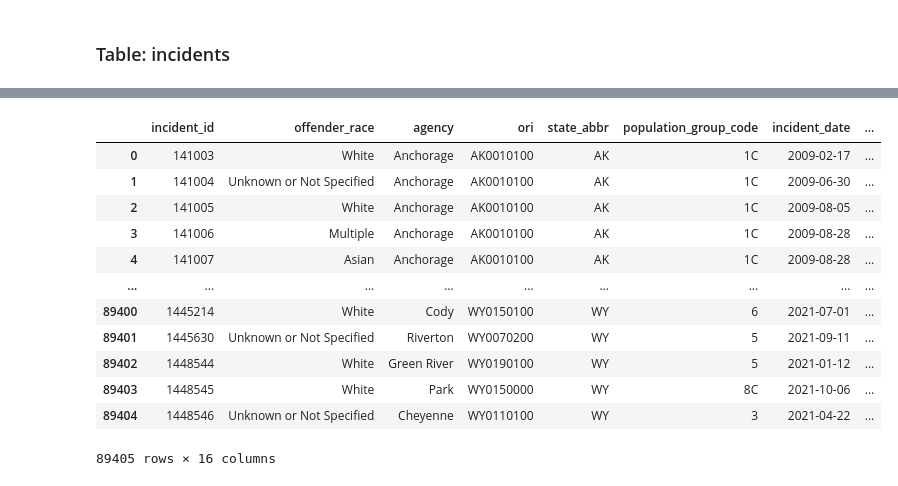
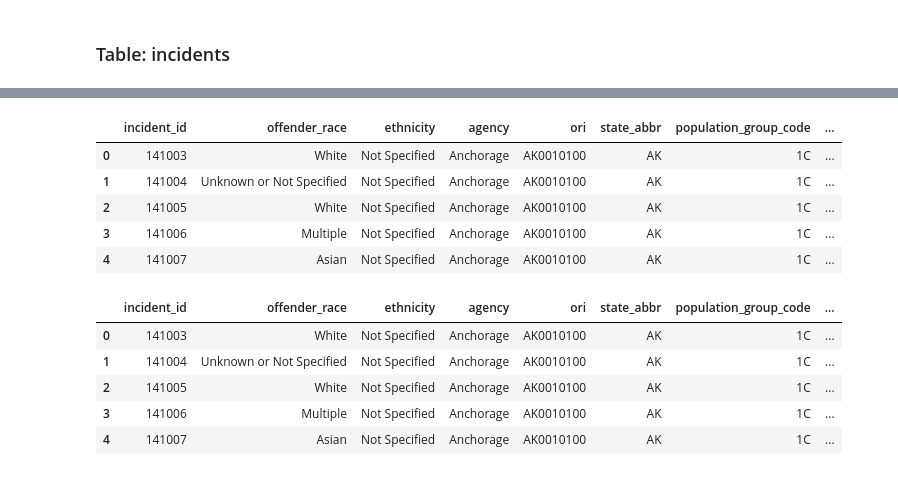
Before and after one commit to evacs/Project-3, a Jupyter notebook: etl/fbi_hate_crimes_data_matt.ipynb, the cells around one changed output, grey strips where cells are left out. Drawn from its saved outputs; the diff is of its cells as text; code cells hidden in the pictures.

Commit message:
incidents csv

```diff
--- a/etl/fbi_hate_crimes_data_matt.ipynb
+++ b/etl/fbi_hate_crimes_data_matt.ipynb
@@ -373,13 +373,13 @@ Dataframe exported to csv
 # create DataFrame and drop unneeded columns
 incident_df = pd.DataFrame(crime_data_df)
 incident_df['incident_id'] = incident_df.index
-incident_df = incident_df[['incident_id', 'offender_race', 'pug_agency_name', 'ori', 'state_abbr', 'population_group_code', 'incident_date',
+incident_df = incident_df[['incident_id', 'offender_race', 'offender_ethnicity', 'pug_agency_name', 'ori', 'state_abbr', 'population_group_code', 'incident_date',
                            'adult_victim_count', 'juvenile_victim_count','total_offender_count', 'adult_offender_count',
                            'juvenile_offender_count', 'victim_count', 'total_individual_victims']]
 
 #in offender_race column change 'Unknown' and 'Not Specified' values to 'Unknown or Not Specified'
 replace_values = {'Unknown': 'Unknown or Not Specified', 'Not Specified': 'Unknown or Not Specified'}
 incident_df['offender_race'] = incident_df['offender_race'].replace(replace_values)
-incident_df = incident_df.rename(columns={'pug_agency_name': 'agency'})
-incident_df.head(10)
+incident_df = incident_df.rename(columns={'pug_agency_name': 'agency', 'offender_ethnicity': 'ethnicity'})
+incident_df.head()
 # %% [output]
@@ -413,4 +393,9 @@ race_df
 # %%
-merged_incident_df = incident_df.merge(race_df, on='offender_race', how = 'left')
-merged_incident_df
+# Read in race csv and rename columns
+race_df = pd.read_csv('data/race.csv')
+race_df = race_df.rename(columns={'race_id': 'offender_race_id',
+                                  'race': 'offender_race'})
+# Merge race_df to get race_id
+merged_race_df = incident_df.merge(race_df, on='offender_race', how = 'left')
+merged_race_df
 # %% [output]
@@ -447,17 +415,29 @@ agencies_df
 # %%
-merged_incident_df = merged_incident_df.merge(agencies_df, on='agency', how = 'left')
-merged_incident_df
+# Read in agencies csv
+agency_df = pd.read_csv('data/agencies.csv')
+
+# Merge agency df to get agency_id
+merged_agency_df = merged_race_df.merge(agency_df, on='agency', how = 'left')
+merged_agency_df.head()
 # %% [output]
-|  | incident_id | offender_race | agency | ori | state_abbr | population_group_code | incident_date | ... |
-| 0 | 141003 | White | Anchorage | AK0010100 | AK | 1C | 2009-02-17 | ... |
-| 1 | 141004 | Unknown or Not Specified | Anchorage | AK0010100 | AK | 1C | 2009-06-30 | ... |
-| 2 | 141005 | White | Anchorage | AK0010100 | AK | 1C | 2009-08-05 | ... |
-| 3 | 141006 | Multiple | Anchorage | AK0010100 | AK | 1C | 2009-08-28 | ... |
-| 4 | 141007 | Asian | Anchorage | AK0010100 | AK | 1C | 2009-08-28 | ... |
-| ... | ... | ... | ... | ... | ... | ... | ... | ... |
-| 89400 | 1445214 | White | Cody | WY0150100 | WY | 6 | 2021-07-01 | ... |
-| 89401 | 1445630 | Unknown or Not Specified | Riverton | WY0070200 | WY | 5 | 2021-09-11 | ... |
-| 89402 | 1448544 | White | Green River | WY0190100 | WY | 5 | 2021-01-12 | ... |
-| 89403 | 1448545 | White | Park | WY0150000 | WY | 8C | 2021-10-06 | ... |
-| 89404 | 1448546 | Unknown or Not Specified | Cheyenne | WY0110100 | WY | 3 | 2021-04-22 | ... |
+|  | incident_id | offender_race | ethnicity | agency | ori | state_abbr | population_group_code | ... |
+| 0 | 141003 | White | Not Specified | Anchorage | AK0010100 | AK | 1C | ... |
+| 1 | 141004 | Unknown or Not Specified | Not Specified | Anchorage | AK0010100 | AK | 1C | ... |
+| 2 | 141005 | White | Not Specified | Anchorage | AK0010100 | AK | 1C | ... |
+| 3 | 141006 | Multiple | Not Specified | Anchorage | AK0010100 | AK | 1C | ... |
+| 4 | 141007 | Asian | Not Specified | Anchorage | AK0010100 | AK | 1C | ... |
-89405 rows × 16 columns
+# %%
+# Read in ethnicity csv and rename column header
+ethnicity_df = pd.read_csv('data/ethnicity.csv')
+ethnicity_df = ethnicity_df.rename(columns={'ethnicity_id': 'offender_ethnicity_id'})
+
+# Merge ethnicity df to get ethnicity_id
+merged_ethnicity_df = merged_agency_df.merge(ethnicity_df, on='ethnicity', how = 'left')
+merged_ethnicity_df.head()
+# %% [output]
+|  | incident_id | offender_race | ethnicity | agency | ori | state_abbr | population_group_code | ... |
+| 0 | 141003 | White | Not Specified | Anchorage | AK0010100 | AK | 1C | ... |
+| 1 | 141004 | Unknown or Not Specified | Not Specified | Anchorage | AK0010100 | AK | 1C | ... |
+| 2 | 141005 | White | Not Specified | Anchorage | AK0010100 | AK | 1C | ... |
+| 3 | 141006 | Multiple | Not Specified | Anchorage | AK0010100 | AK | 1C | ... |
+| 4 | 141007 | Asian | Not Specified | Anchorage | AK0010100 | AK | 1C | ... |
```
Also changed, not shown: parts of 7 cells of this notebook, 1 other file.
